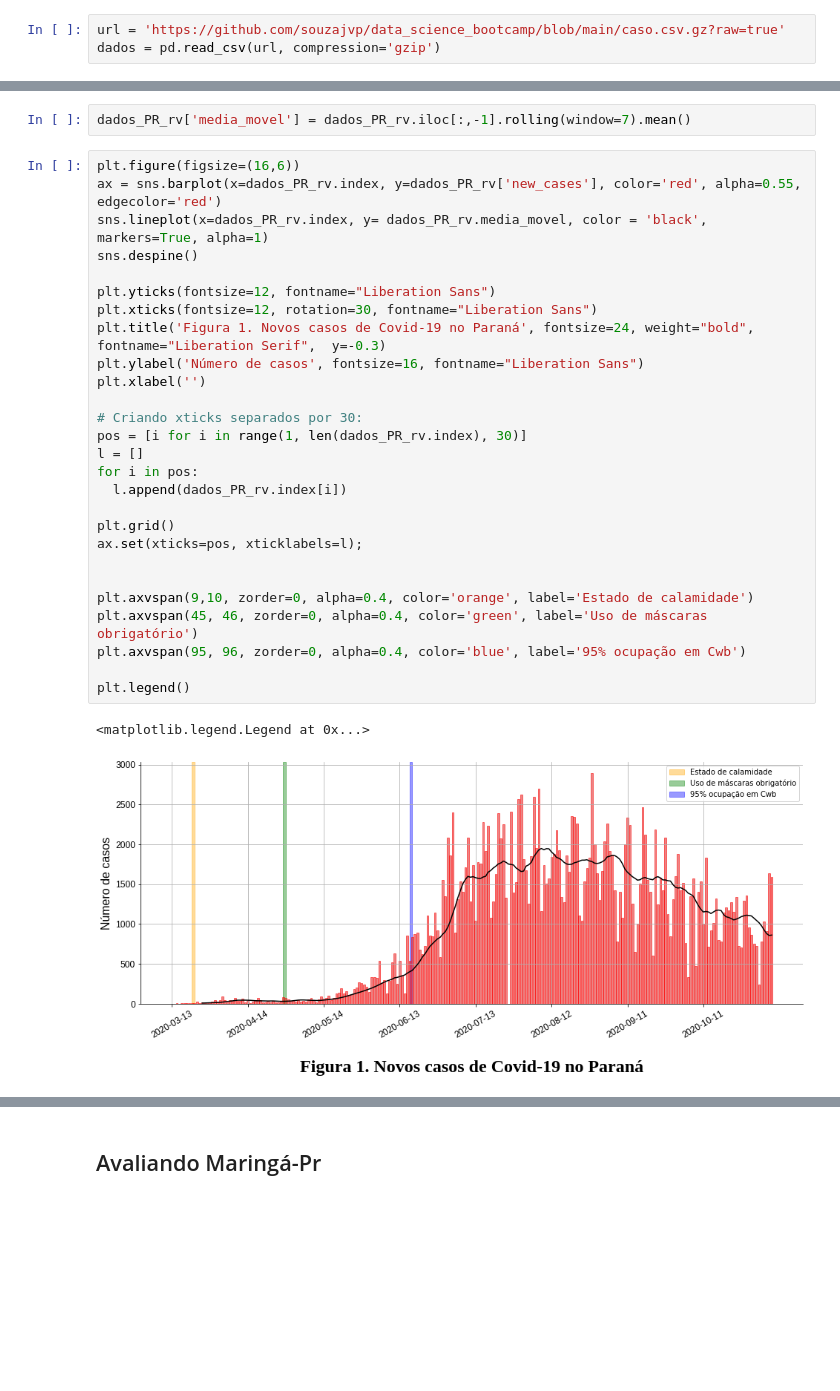
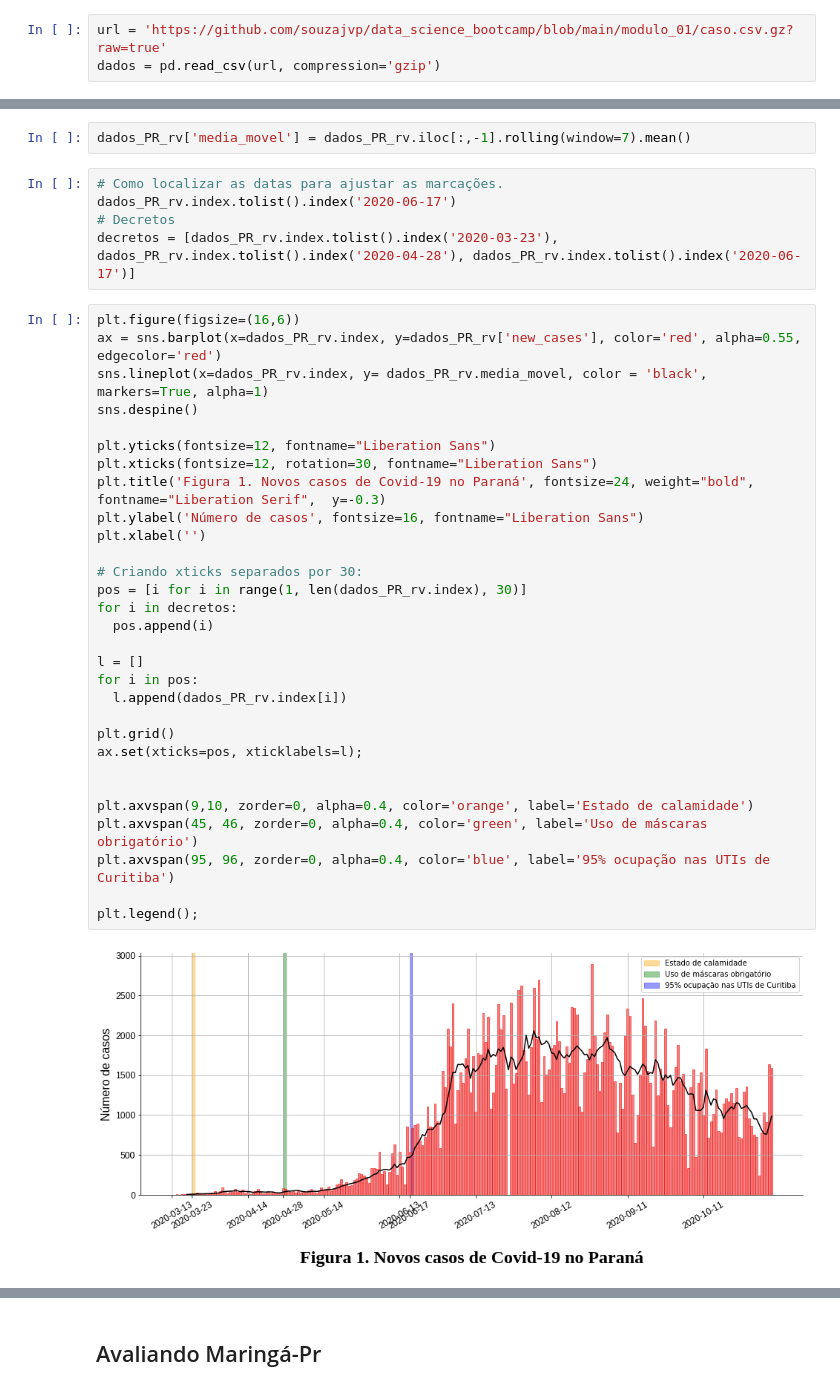
Before and after one commit to souzajvp/data_science_bootcamp, a Jupyter notebook: João_Vítor_Souza.ipynb, the cells around one changed output, grey strips where cells are left out. Saved outputs shown, nothing was run; the diff lists cells and outputs as text; blank space fills up the shorter version.

```diff
--- a/João_Vítor_Souza.ipynb
+++ b/João_Vítor_Souza.ipynb
@@ -49,5 +21,5 @@ import numpy as np
 # %% [markdown]
 Decidi fazer o upload do arquivo 'casos.csv.gz' no meu [github](https://github.com/souzajvp/data_science_bootcamp) para facilitar a importação e automatizar o processo para futuros leitores.
 # %%
-url = 'https://github.com/souzajvp/data_science_bootcamp/blob/main/caso.csv.gz?raw=true'
+url = 'https://github.com/souzajvp/data_science_bootcamp/blob/main/modulo_01/caso.csv.gz?raw=true'
 dados = pd.read_csv(url, compression='gzip')
@@ -191,33 +176,40 @@ dados_PR_rv['new_cases'] = dados_PR_rv['confirmed'].diff()
 # %%
 dados_PR_rv['media_movel'] = dados_PR_rv.iloc[:,-1].rolling(window=7).mean()
+# %%
+# Como localizar as datas para ajustar as marcações.
+dados_PR_rv.index.tolist().index('2020-06-17')
+# Decretos
+decretos = [dados_PR_rv.index.tolist().index('2020-03-23'), dados_PR_rv.index.tolist().index('2020-04-28'), dados_PR_rv.index.tolist().index('2020-06-17')]
 # %%
 plt.figure(figsize=(16,6))
 ax = sns.barplot(x=dados_PR_rv.index, y=dados_PR_rv['new_cases'], color='red', alpha=0.55, edgecolor='red')
 sns.lineplot(x=dados_PR_rv.index, y= dados_PR_rv.media_movel, color = 'black', markers=True, alpha=1)
 sns.despine()
 
 plt.yticks(fontsize=12, fontname="Liberation Sans")
 plt.xticks(fontsize=12, rotation=30, fontname="Liberation Sans")
 plt.title('Figura 1. Novos casos de Covid-19 no Paraná', fontsize=24, weight="bold", fontname="Liberation Serif",  y=-0.3)
 plt.ylabel('Número de casos', fontsize=16, fontname="Liberation Sans")
 plt.xlabel('')
 
 # Criando xticks separados por 30:
 pos = [i for i in range(1, len(dados_PR_rv.index), 30)]
+for i in decretos:
+  pos.append(i)
+
 l = []
 for i in pos:
   l.append(dados_PR_rv.index[i])
 
 plt.grid()
 ax.set(xticks=pos, xticklabels=l);
 
 
 plt.axvspan(9,10, zorder=0, alpha=0.4, color='orange', label='Estado de calamidade')
 plt.axvspan(45, 46, zorder=0, alpha=0.4, color='green', label='Uso de máscaras obrigatório')
-plt.axvspan(95, 96, zorder=0, alpha=0.4, color='blue', label='95% ocupação em Cwb')
+plt.axvspan(95, 96, zorder=0, alpha=0.4, color='blue', label='95% ocupação nas UTIs de Curitiba')
 
-plt.legend()
+plt.legend();
 # %% [output]
-<matplotlib.legend.Legend at 0x...>
-[figure, old version]
+[figure, new version]
 # %% [markdown]
```
Also changed, not shown: parts of 45 cells of this notebook.
